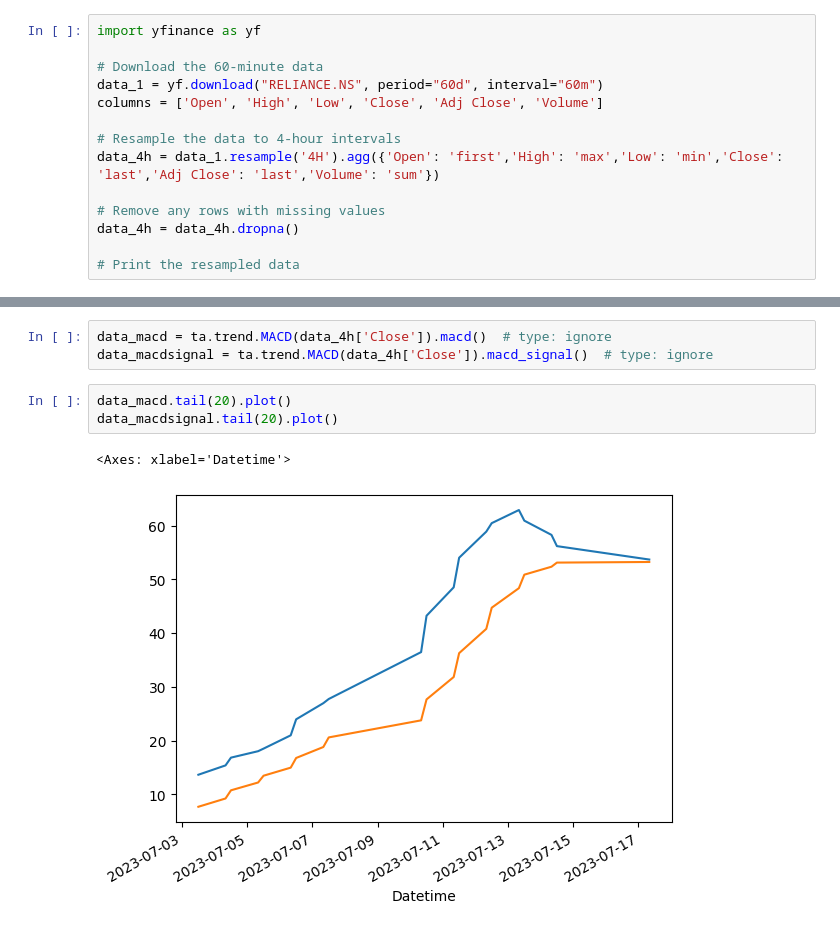
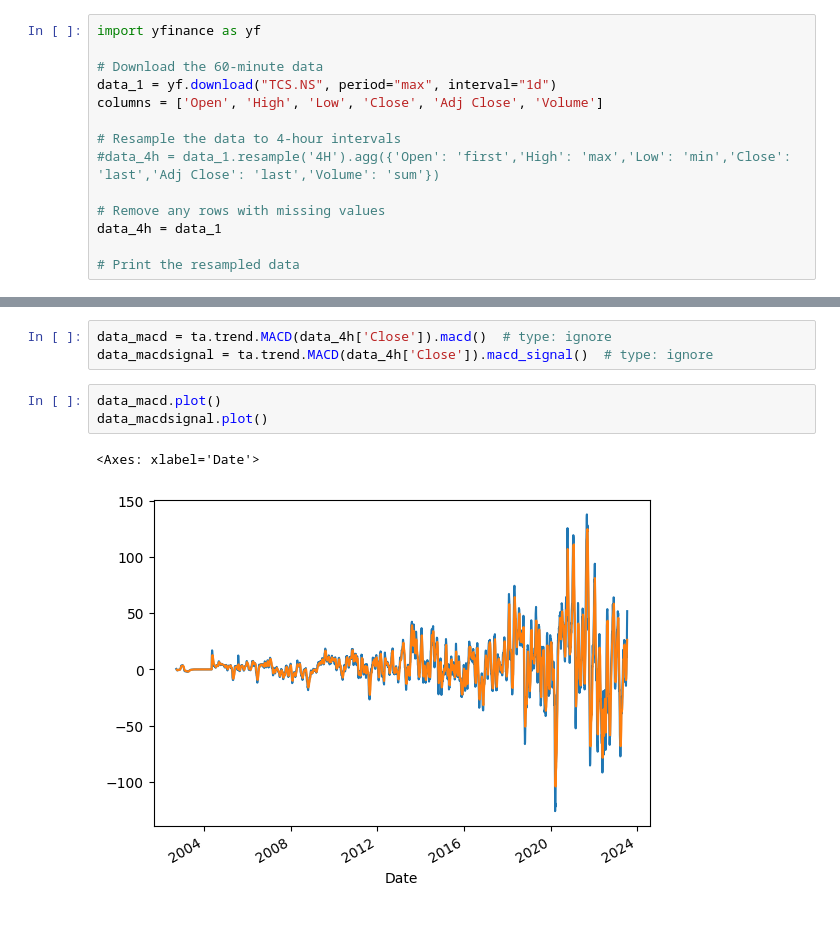
Before and after one commit to innovsm/algorithmic-trading, a Jupyter notebook: stock_recommendation.ipynb, the cells around one changed output, grey strips where cells are left out. Saved outputs shown, nothing was run; the diff lists cells and outputs as text.

```diff
--- a/stock_recommendation.ipynb
+++ b/stock_recommendation.ipynb
@@ -541,14 +537,14 @@ data_1 = yf.download("RELIANCE.NS", period="60d", interval="60m")
 import yfinance as yf
 
 # Download the 60-minute data
-data_1 = yf.download("RELIANCE.NS", period="60d", interval="60m")
+data_1 = yf.download("TCS.NS", period="max", interval="1d")
 columns = ['Open', 'High', 'Low', 'Close', 'Adj Close', 'Volume']
 
 # Resample the data to 4-hour intervals
-data_4h = data_1.resample('4H').agg({'Open': 'first','High': 'max','Low': 'min','Close': 'last','Adj Close': 'last','Volume': 'sum'})
+#data_4h = data_1.resample('4H').agg({'Open': 'first','High': 'max','Low': 'min','Close': 'last','Adj Close': 'last','Volume': 'sum'})
 
 # Remove any rows with missing values
-data_4h = data_4h.dropna()
+data_4h = data_1
 
 # Print the resampled data
 # %% [output]
@@ -557,8 +553,8 @@ data_4h = data_4h.dropna()
 data_macd = ta.trend.MACD(data_4h['Close']).macd()  # type: ignore
 data_macdsignal = ta.trend.MACD(data_4h['Close']).macd_signal()  # type: ignore
 # %%
-data_macd.tail(20).plot()
-data_macdsignal.tail(20).plot()
+data_macd.plot()
+data_macdsignal.plot()
 # %% [output]
-<Axes: xlabel='Datetime'>
+<Axes: xlabel='Date'>
-[figure, old version]
+[figure, new version]
```
Also changed, not shown: parts of 10 cells of this notebook, 1 other file.
